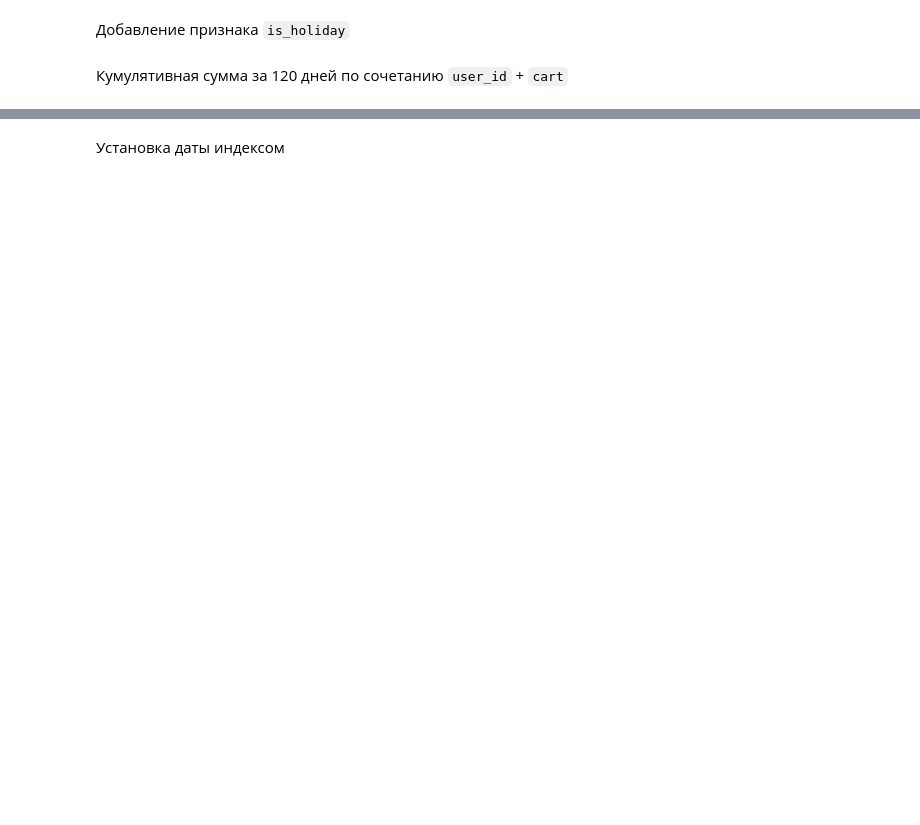
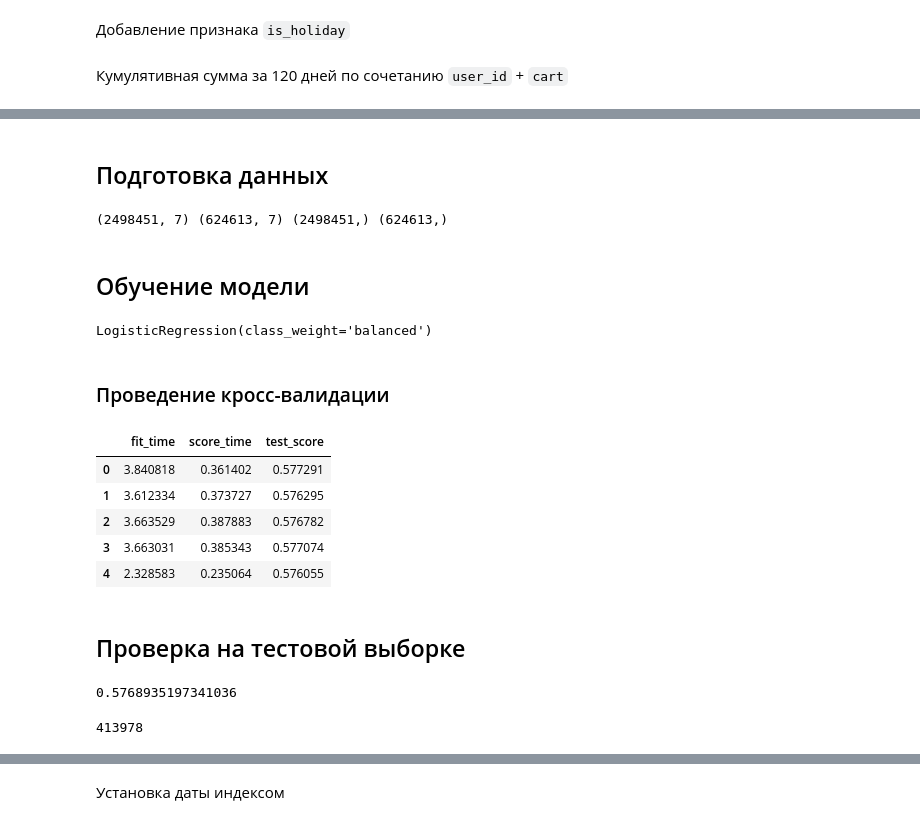
Before and after one commit to denis-42ds/next_order_forecast, a Jupyter notebook: sbermarket-competition.ipynb, the cells around one changed output, grey strips where cells are left out. Cells and saved outputs as stored; diff of their text form; code cells hidden in the pictures; blank space fills up the shorter version.

```diff
--- a/sbermarket-competition.ipynb
+++ b/sbermarket-competition.ipynb
@@ -317,0 +458,2 @@ df_w.drop('date', axis=1, inplace=True)
+# %% [markdown]
+## Подготовка данных
@@ -317,0 +491,43 @@ df_w.drop('date', axis=1, inplace=True)
+# %%
+X_train_scl, X_valid_scl, y_train, y_valid = prepare_for_training(df)
+# %% [output]
+(2498451, 7) (624613, 7) (2498451,) (624613,)
+# %% [markdown]
+## Обучение модели
+# %%
+lr_st = LogisticRegression(class_weight='balanced', C=1.0, penalty='l2')
+lr_st.fit(X_train_scl.drop('id', axis=1), y_train)
+# %% [output]
+LogisticRegression(class_weight='balanced')
+# %% [markdown]
+### Проведение кросс-валидации
+# %%
+cv_strategy = StratifiedKFold(n_splits=5, shuffle=True, random_state=RANDOM_STATE)
+cv_res = cross_validate(
+    lr_st,
+    X_train_scl.drop('id', axis=1),
+    y_train,
+    cv=cv_strategy,
+    n_jobs=-1,
+    scoring='f1'
+)
+pd.DataFrame(cv_res)
+# %% [output]
+|  | fit_time | score_time | test_score |
+| 0 | 3.840818 | 0.361402 | 0.577291 |
+| 1 | 3.612334 | 0.373727 | 0.576295 |
+| 2 | 3.663529 | 0.387883 | 0.576782 |
+| 3 | 3.663031 | 0.385343 | 0.577074 |
+| 4 | 2.328583 | 0.235064 | 0.576055 |
+# %% [markdown]
+## Проверка на тестовой выборке
+# %%
+lr_st_pred = lr_st.predict(X_valid_scl.drop(['id'], axis=1))
+lr_st_pred_f1 = f1_score(y_valid, lr_st_pred)
+lr_st_pred_f1
+# %% [output]
+0.5768935197341036
+# %%
+X_valid_scl['id'].nunique()
+# %% [output]
+413978
```
Also changed, not shown: parts of 48 cells of this notebook.
